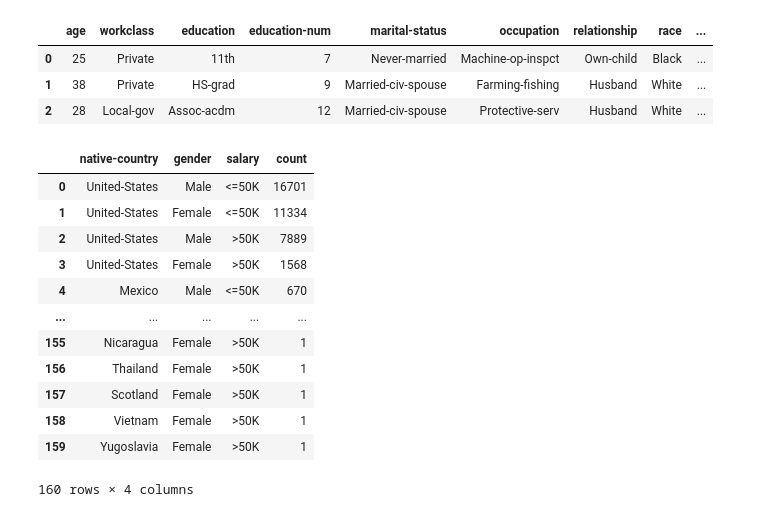
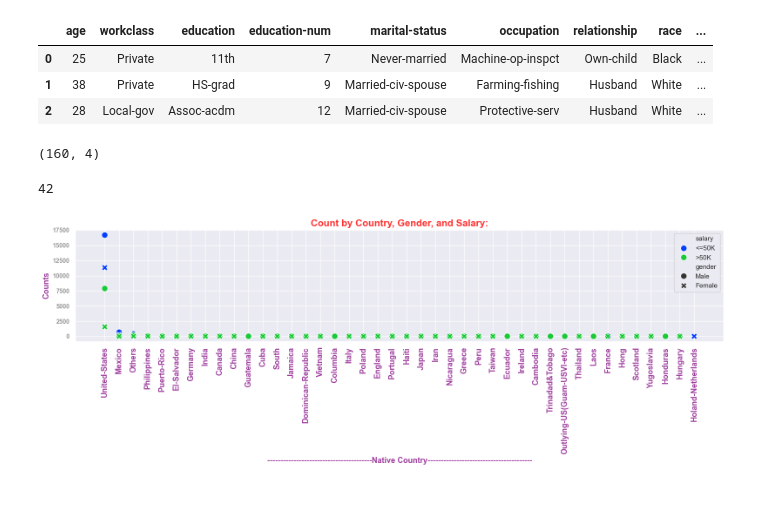
Before and after one commit to rajesh-coventry/Projects, a Jupyter notebook: 02_Data_Visuallization/04_Adults_Income_Analysis/Analysis-8_Aggregation_Analysis_and_Trends.ipynb, the cells around one changed output. Cells and saved outputs as stored; diff of their text form; code cells hidden in the pictures.

```diff
--- a/02_Data_Visuallization/04_Adults_Income_Analysis/Analysis-8_Aggregation_Analysis_and_Trends.ipynb
+++ b/02_Data_Visuallization/04_Adults_Income_Analysis/Analysis-8_Aggregation_Analysis_and_Trends.ipynb
@@ -160,18 +157,31 @@ data.head(3)
 | 2 | 28 | Local-gov | Assoc-acdm | 12 | Married-civ-spouse | Protective-serv | Husband | White | ... |
 # %%
 asx= data[["native-country", "gender", "salary"]].value_counts().reset_index()
-asx
+asx.shape
 # %% [output]
-|  | native-country | gender | salary | count |
-| 0 | United-States | Male | <=50K | 16701 |
-| 1 | United-States | Female | <=50K | 11334 |
-| 2 | United-States | Male | >50K | 7889 |
-| 3 | United-States | Female | >50K | 1568 |
-| 4 | Mexico | Male | <=50K | 670 |
-| ... | ... | ... | ... | ... |
-| 155 | Nicaragua | Female | >50K | 1 |
-| 156 | Thailand | Female | >50K | 1 |
-| 157 | Scotland | Female | >50K | 1 |
-| 158 | Vietnam | Female | >50K | 1 |
-| 159 | Yugoslavia | Female | >50K | 1 |
-160 rows × 4 columns
+(160, 4)
+# %%
+data["native-country"].nunique()
+# %% [output]
+42
+# %%
+sns.set_theme(style="darkgrid", context="notebook", palette="bright6")
+
+plt.figure(figsize=(16, 6))
+sns.scatterplot(
+    data=asx,
+    x="native-country", # first variable (country)
+    y="count",          # second variable (people count)
+    hue="salary",       # third variable (color)
+    style="gender",     # fourth variable (marker shape)
+    s=100               # size of points
+)
+plt.xticks(rotation=90, fontsize= 13, fontweight= "bold", color= "purple", alpha= 0.75)
+plt.title("Count by Country, Gender, and Salary:", fontsize= 16, color= "red", fontweight= 'bold', alpha= 0.8)
+plt.yticks(color= "gray", fontsize= 10, fontweight= "bold", alpha= 0.8)
+plt.ylabel("Counts", color= "purple", alpha= 0.76, fontsize= 13, fontweight= "bold")
+plt.xlabel("----------------------------------------Native Country----------------------------------------", color= "purple", alpha= 0.76, fontsize= 13, fontweight= "bold")
+plt.tight_layout()
+plt.show()
+# %% [output]
+[figure, added]
```
Also changed, not shown: parts of 26 cells of this notebook, 1 other file.
